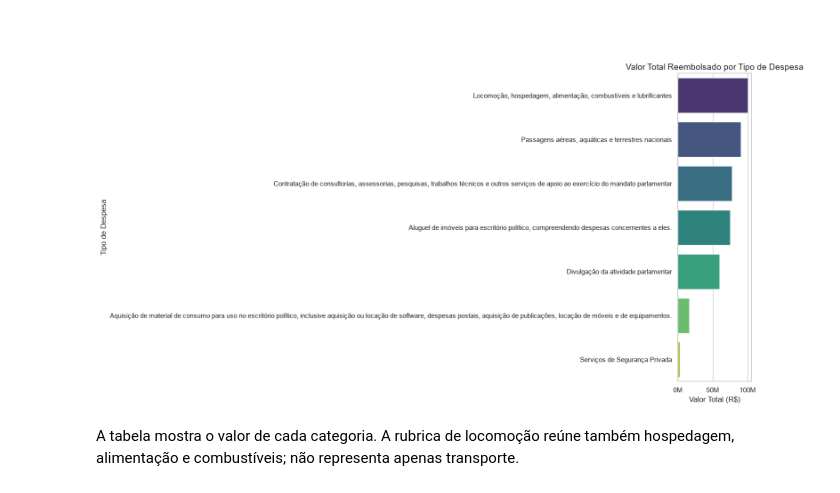
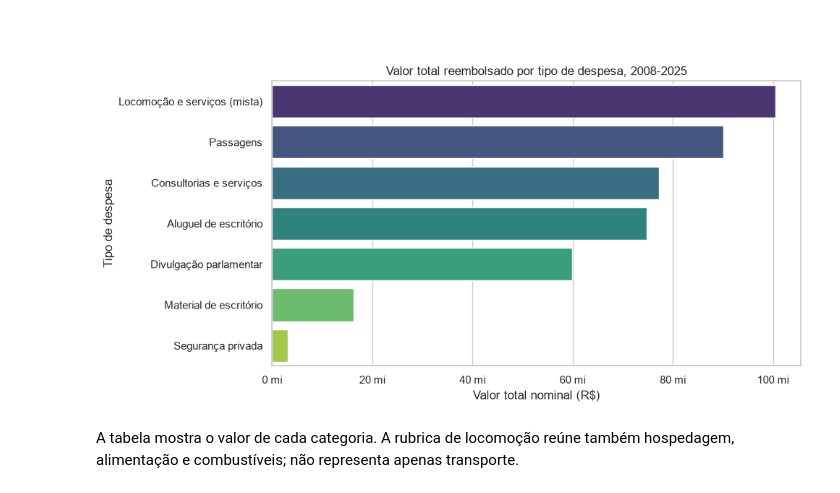
Before and after one commit to rafaalathais/analise-gasto-parlamentar, a Jupyter notebook: notebook_gasto_parlamentar.ipynb, the cells around one changed output. Cells and saved outputs as stored; diff of their text form; code cells hidden in the pictures.

```diff
--- a/notebook_gasto_parlamentar.ipynb
+++ b/notebook_gasto_parlamentar.ipynb
@@ -760,20 +770,33 @@ Os gastos anuais corrigidos devem ser comparados separadamente dos valores nomin
 # %%
 gastos_categoria = despesas.groupby('TIPO_DESPESA_PADRONIZADO').agg(
     Valor_Total=('VALOR_REEMBOLSADO', 'sum'),
     Quantidade=('ID', 'count')
 ).reset_index()
 
 gastos_categoria_valor = gastos_categoria.sort_values('Valor_Total', ascending=False)
-plt.figure(figsize=(15, 8))
-sns.barplot(data=gastos_categoria_valor, y='TIPO_DESPESA_PADRONIZADO', x='Valor_Total', hue='TIPO_DESPESA_PADRONIZADO', palette='viridis', legend =False)
-plt.title('Valor Total Reembolsado por Tipo de Despesa', fontsize=14)
-plt.xlabel('Valor Total (R$)')
-plt.ylabel('Tipo de Despesa')
-plt.gca().xaxis.set_major_formatter(plt.FuncFormatter(lambda x, loc: "{:,}M".format(int(x/1e6))))
+rotulos_curtos = {
+    'Locomoção': 'Locomoção e serviços (mista)',
+    'Passagens': 'Passagens',
+    'Contratação': 'Consultorias e serviços',
+    'Aluguel': 'Aluguel de escritório',
+    'Divulgação': 'Divulgação parlamentar',
+    'Aquisição': 'Material de escritório',
+    'Serviços de Segurança': 'Segurança privada'
+}
+grafico_categoria = gastos_categoria_valor.copy()
+grafico_categoria['ROTULO'] = grafico_categoria.TIPO_DESPESA_PADRONIZADO.map(
+    lambda nome: next((curto for inicio, curto in rotulos_curtos.items() if str(nome).startswith(inicio)), str(nome))
+)
+plt.figure(figsize=(10, 5))
+sns.barplot(data=grafico_categoria, y='ROTULO', x='Valor_Total', hue='ROTULO', palette='viridis', legend=False)
+plt.title('Valor total reembolsado por tipo de despesa, 2008-2025')
+plt.xlabel('Valor total nominal (R$)')
+plt.ylabel('Tipo de despesa')
+plt.gca().xaxis.set_major_formatter(plt.FuncFormatter(lambda x, loc: f'{x/1e6:.0f} mi'))
 plt.tight_layout()
 plt.show()
 # %% [output]
-[figure, old version]
+[figure, new version]
 # %% [markdown]
 A tabela mostra o valor de cada categoria. A rubrica de locomoção reúne também hospedagem, alimentação e combustíveis; não representa apenas transporte.
 # %%
```
Also changed, not shown: parts of 6 cells of this notebook.
